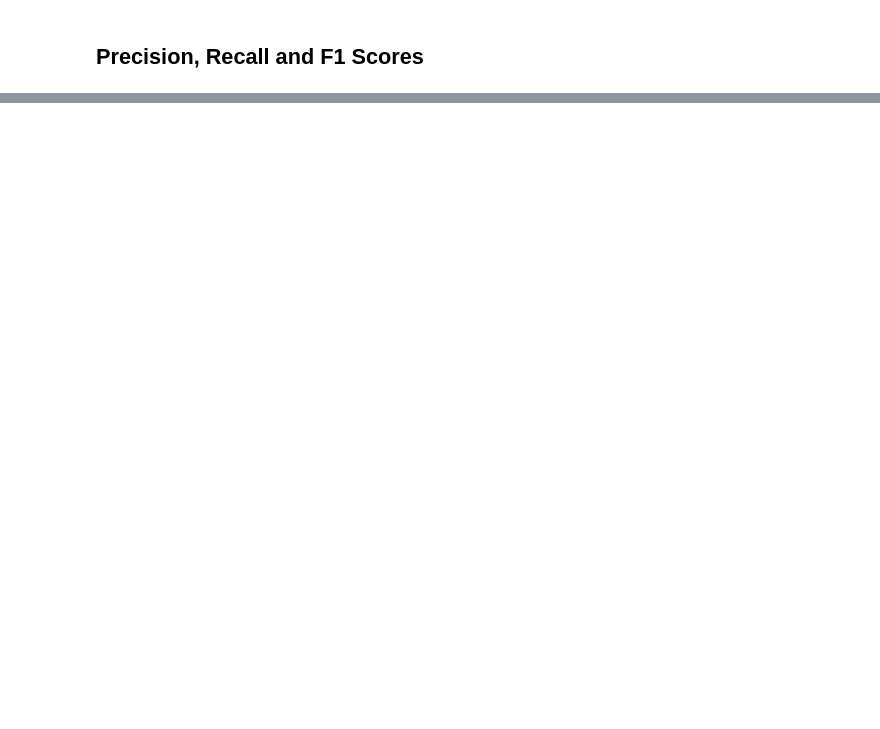
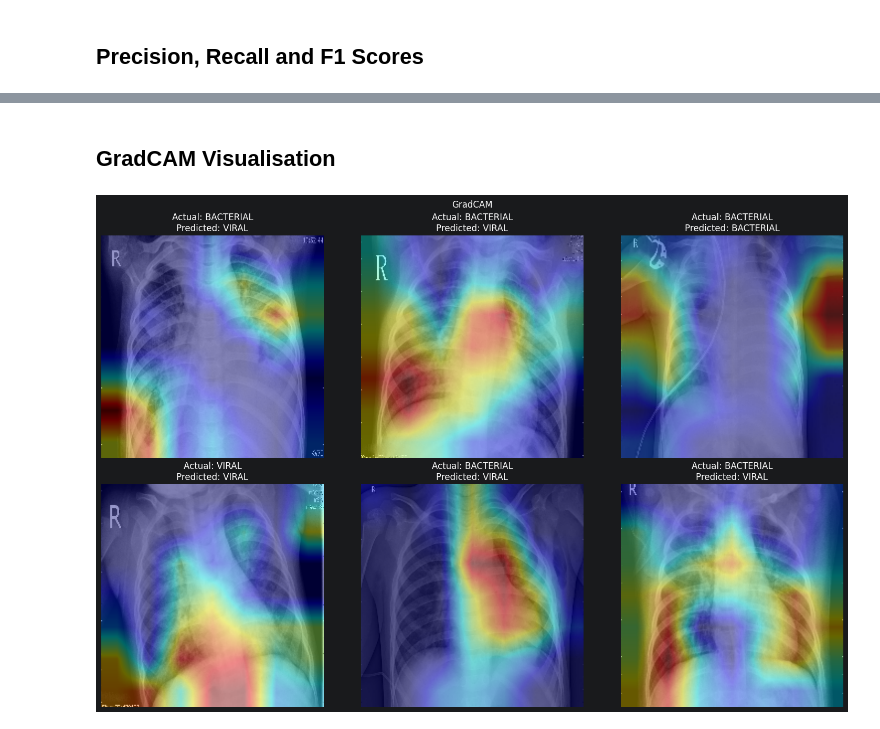
Before and after one commit to IsraelAdeniran/CV-Assignment2, a Jupyter notebook: pneumonia_classification.ipynb, the cells around one changed output, grey strips where cells are left out. Cells and saved outputs as stored; diff of their text form; code cells hidden in the pictures; blank space fills up the shorter version.

```diff
--- a/pneumonia_classification.ipynb
+++ b/pneumonia_classification.ipynb
@@ -738,0 +743,70 @@ weighted avg       0.83      0.82      0.82       437
+# %% [markdown]
+## GradCAM Visualisation
+# %%
+import cv2
+
+resnet = model_v4.get_layer('resnet50')
+
+# Build a model from ResNet input to last conv layer
+grad_model = tf.keras.models.Model(
+    resnet.inputs,
+    [resnet.get_layer('conv5_block3_out').output, resnet.output]
+)
+
+def make_gradcam_heatmap(img_array):
+    preprocessed = tf.keras.applications.resnet50.preprocess_input(
+        tf.cast(img_array, tf.float32)
+    )
+
+    with tf.GradientTape() as tape:
+        last_conv_output, resnet_output = grad_model(preprocessed)
+        tape.watch(last_conv_output)
+        # Pass resnet output through remaining layers manually
+        x = tf.keras.layers.GlobalAveragePooling2D()(resnet_output)
+        x = model_v4.get_layer('dense_6')(x)
+        x = model_v4.get_layer('dropout_3')(x)
+        preds = model_v4.get_layer('dense_7')(x)
+        pred_index = np.argmax(preds[0].numpy())
+        class_channel = preds[:, pred_index]
+
+    grads = tape.gradient(class_channel, last_conv_output)
+    pooled_grads = tf.reduce_mean(grads, axis=(0, 1, 2))
+    heatmap = last_conv_output[0] @ pooled_grads[..., tf.newaxis]
+    heatmap = tf.squeeze(heatmap)
+    heatmap = tf.maximum(heatmap, 0) / tf.math.reduce_max(heatmap)
+    return heatmap.numpy()
+
+# Apply GradCAM to sample test images
+plt.figure(figsize=(15, 10))
+
+for images, labels in test_ds.take(1):
+    for i in range(6):
+        img = images[i].numpy()
+        img_array = tf.expand_dims(img, 0)
+
+        heatmap = make_gradcam_heatmap(img_array)
+
+        heatmap_resized = cv2.resize(heatmap, (img_width, img_height))
+        heatmap_colored = cv2.applyColorMap(
+            np.uint8(255 * heatmap_resized), cv2.COLORMAP_JET
+        )
+        heatmap_colored = cv2.cvtColor(heatmap_colored, cv2.COLOR_BGR2RGB)
+        superimposed = cv2.addWeighted(
+            np.uint8(img), 0.6, heatmap_colored, 0.4, 0
+        )
+
+        prediction = model_v4.predict(img_array, verbose=0)
+        pred_class = class_names[np.argmax(prediction)]
+        actual_class = class_names[labels[i].numpy()]
+
+        ax = plt.subplot(2, 3, i + 1)
+        plt.imshow(superimposed)
+        plt.title(f'Actual: {actual_class}\nPredicted: {pred_class}')
+        plt.axis('off')
+
+plt.suptitle('GradCAM')
+plt.tight_layout()
+plt.savefig('results/plots/gradcam.png')
+plt.show()
+# %% [output]
+[figure, added]
```
Also changed, not shown: parts of 16 cells of this notebook.
